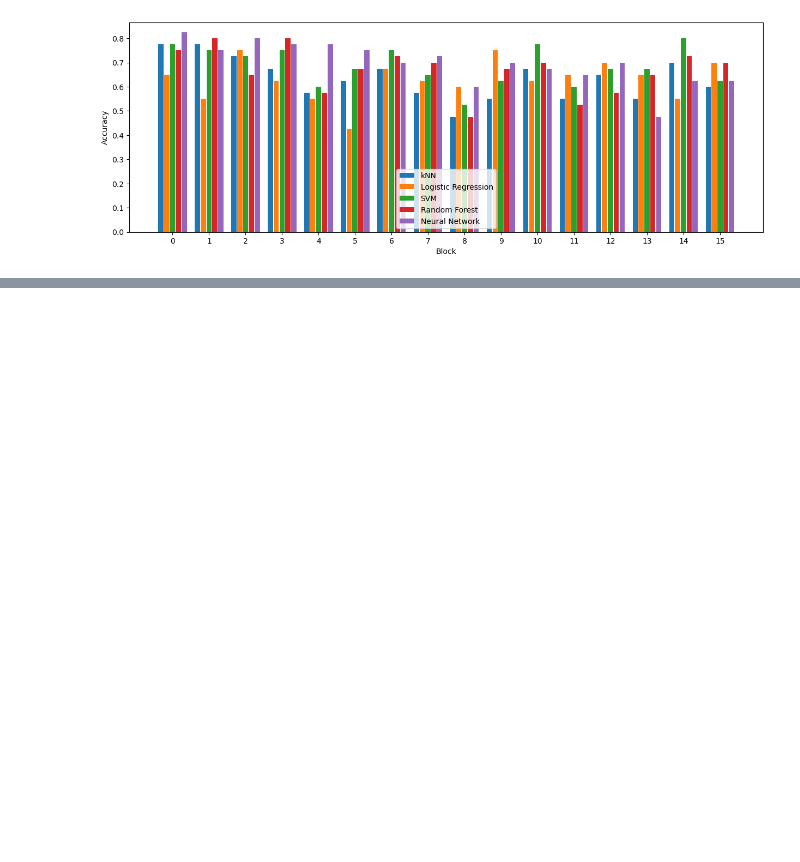
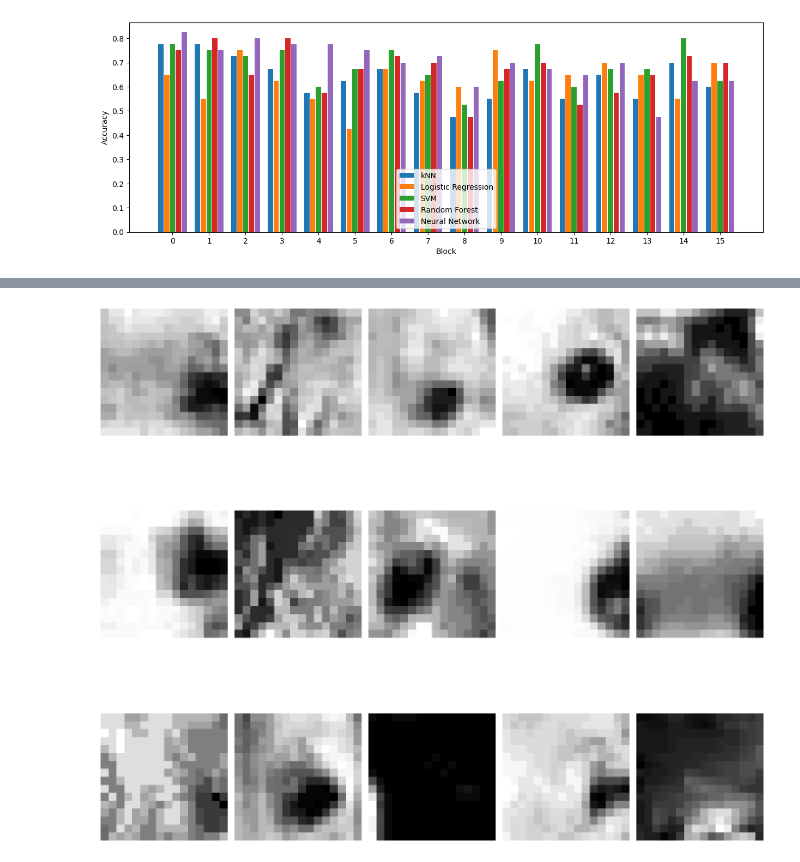
Before and after one commit to FelixJons/mve411-big-data-stats, a Jupyter notebook: assignment-3/question-2b.ipynb, the cells around one changed output, grey strips where cells are left out. Cells and saved outputs as stored; diff of their text form; code cells hidden in the pictures; blank space fills up the shorter version.

```diff
--- a/assignment-3/question-2b.ipynb
+++ b/assignment-3/question-2b.ipynb
@@ -201,7 +203,7 @@ classifiers = {
 # %%
 selected_blocks = [0, 1, 2, 3, 4, 5, 6, 7, 8, 9, 10, 11, 12, 13, 14, 15]
 
-block_accuracy_per_classifier = {
+cv_block_accuracy_per_classifier = {
     "kNN": [],
     "Logistic Regression": [],
     "SVM": [],
@@ -232,7 +234,7 @@ for block in selected_blocks:
 
         acc = accuracy_score(y_test, y_pred)
 
-        block_accuracy_per_classifier[clf_string].append(acc)
+        cv_block_accuracy_per_classifier[clf_string].append(acc)
 # %%
 # For each classifier plot the accuracy for each block using a barplot
 fig, axes = plt.subplots(1, 5, figsize=(20, 5))
@@ -269,0 +373,21 @@ plt.show()
+# %%
+# Get all blocks from the most important block
+most_important_block_data = df_blocks[df_blocks["Block"] == most_important_block]
+most_important_block_data = most_important_block_data.iloc[:, :-2].values
+
+# Sample random blocks from the most important block
+n_samples = 15
+n_plot_rows = 3
+
+sampled_blocks = most_important_block_data[np.random.choice(most_important_block_data.shape[0], n_samples, replace=False)]
+
+fig, axes = plt.subplots(n_plot_rows, n_samples // n_plot_rows, figsize=(15, 15))
+axes = axes.ravel()
+
+for i, ax in enumerate(axes):
+    plot_image_on_ax(ax, sampled_blocks[i], pixel_size=16)
+
+plt.tight_layout()
+plt.show()
+# %% [output]
+[figure, added]
```
Also changed, not shown: parts of 9 cells of this notebook.
